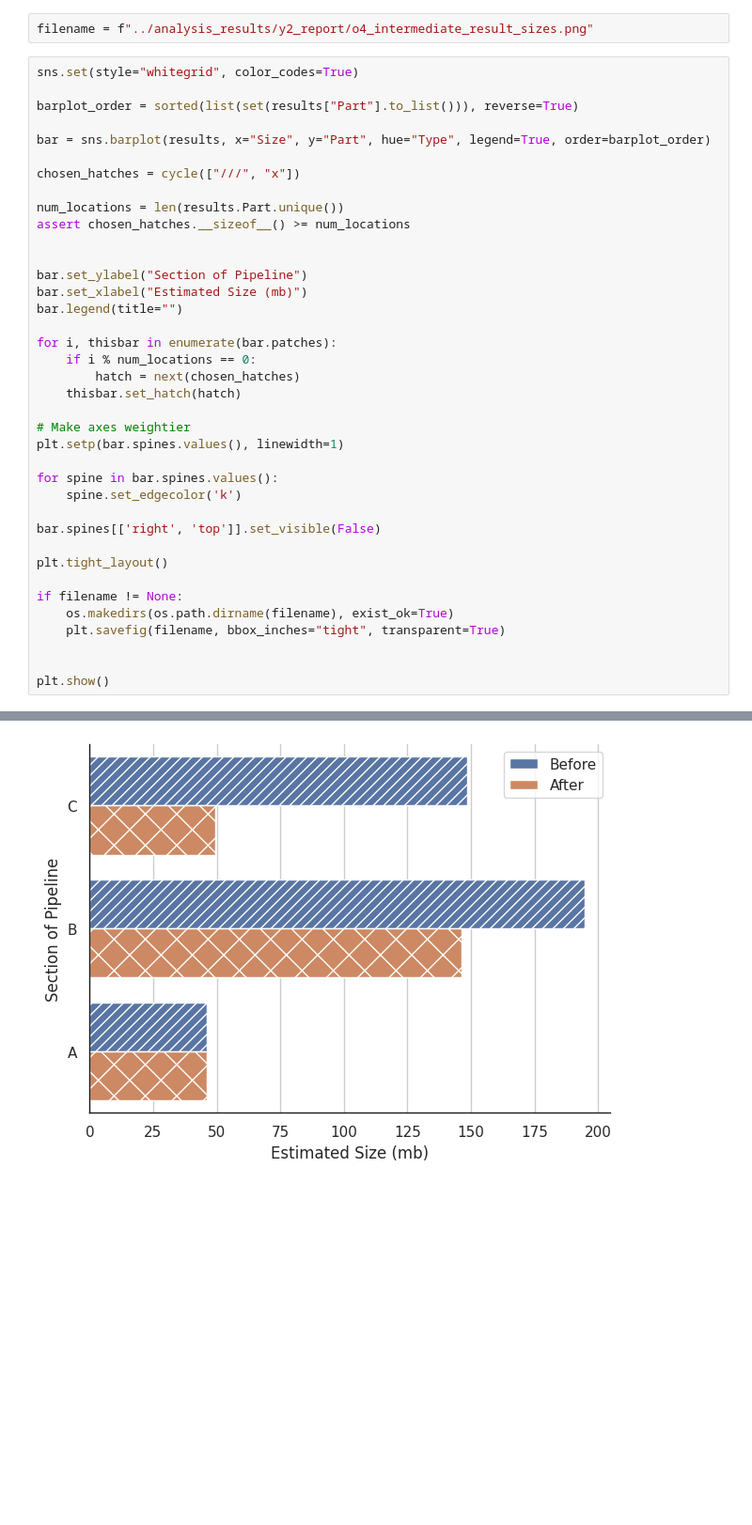
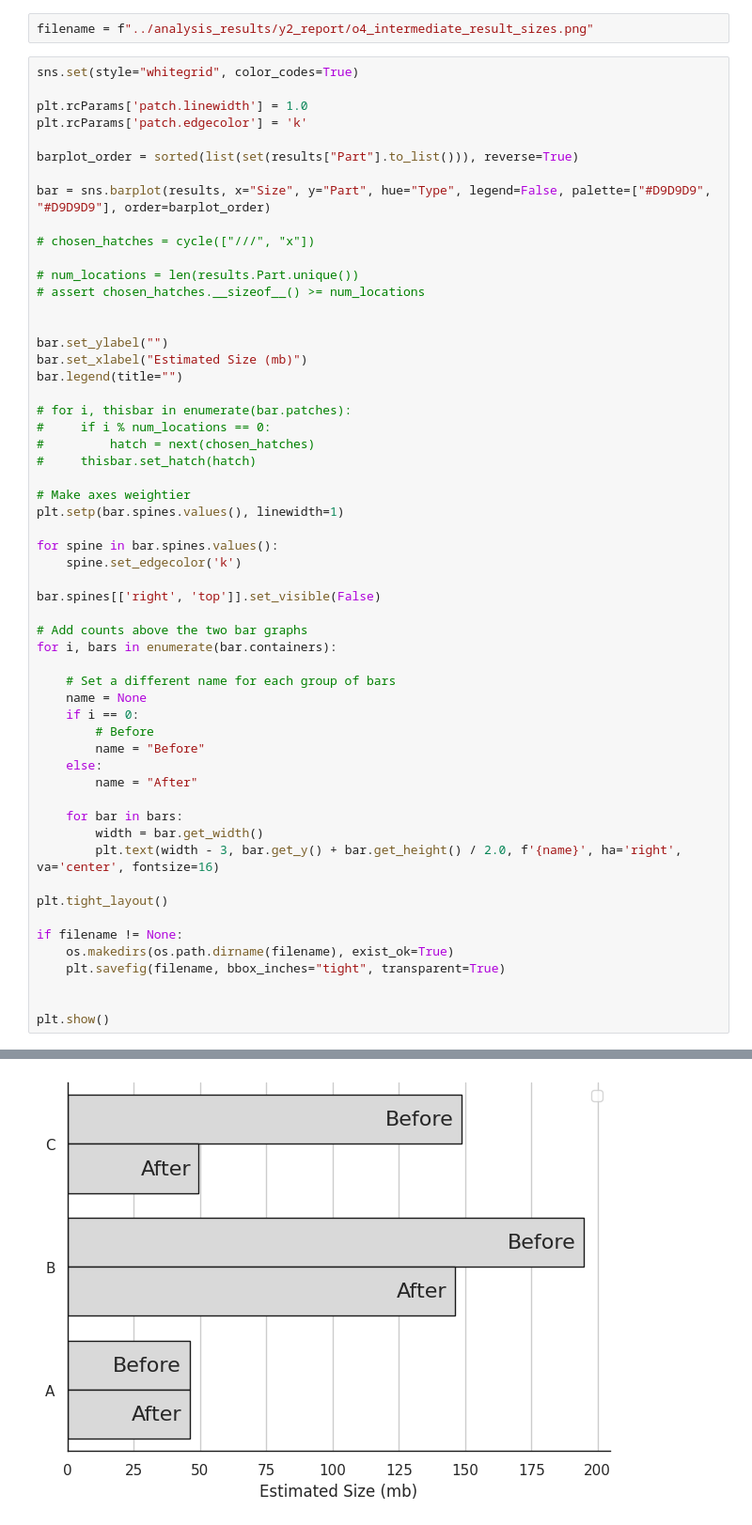
Before and after one commit to groegercesg/QueryBridge, a Jupyter notebook: benchmarking/notebooks/year2_o4_figure.ipynb, the cells around one changed output, grey strips where cells are left out. Shown at 94% size. Cells and saved outputs as stored; diff of their text form; blank space fills up the shorter version.

Commit message:
Changes to figures so they're much better and more readable for the report

```diff
--- a/benchmarking/notebooks/year2_o4_figure.ipynb
+++ b/benchmarking/notebooks/year2_o4_figure.ipynb
@@ -43,24 +43,27 @@ filename = f"../analysis_results/y2_report/o4_intermediate_result_sizes.png"
 # %%
 sns.set(style="whitegrid", color_codes=True)
 
+plt.rcParams['patch.linewidth'] = 1.0
+plt.rcParams['patch.edgecolor'] = 'k'
+
 barplot_order = sorted(list(set(results["Part"].to_list())), reverse=True)
 
-bar = sns.barplot(results, x="Size", y="Part", hue="Type", legend=True, order=barplot_order)
+bar = sns.barplot(results, x="Size", y="Part", hue="Type", legend=False, palette=["#D9D9D9", "#D9D9D9"], order=barplot_order)
 
-chosen_hatches = cycle(["///", "x"])
+# chosen_hatches = cycle(["///", "x"])
 
-num_locations = len(results.Part.unique())
-assert chosen_hatches.__sizeof__() >= num_locations
+# num_locations = len(results.Part.unique())
+# assert chosen_hatches.__sizeof__() >= num_locations
 
 
-bar.set_ylabel("Section of Pipeline")
+bar.set_ylabel("")
 bar.set_xlabel("Estimated Size (mb)")
 bar.legend(title="")
 
-for i, thisbar in enumerate(bar.patches):
-    if i % num_locations == 0:
-        hatch = next(chosen_hatches)
-    thisbar.set_hatch(hatch)
+# for i, thisbar in enumerate(bar.patches):
+#     if i % num_locations == 0:
+#         hatch = next(chosen_hatches)
+#     thisbar.set_hatch(hatch)
 
 # Make axes weightier
 plt.setp(bar.spines.values(), linewidth=1)
@@ -70,6 +73,21 @@ for spine in bar.spines.values():
 
 bar.spines[['right', 'top']].set_visible(False)
 
+# Add counts above the two bar graphs
+for i, bars in enumerate(bar.containers):
+
+    # Set a different name for each group of bars
+    name = None
+    if i == 0:
+        # Before
+        name = "Before"
+    else:
+        name = "After"
+
+    for bar in bars:
+        width = bar.get_width()
+        plt.text(width - 3, bar.get_y() + bar.get_height() / 2.0, f'{name}', ha='right', va='center', fontsize=16)
+
 plt.tight_layout()
 
 if filename != None:
@@ -82 +101 @@ plt.show()
-[figure, old version]
+[figure, new version]
```
Also changed, not shown: parts of 1 cell of this notebook, 16 other files.
